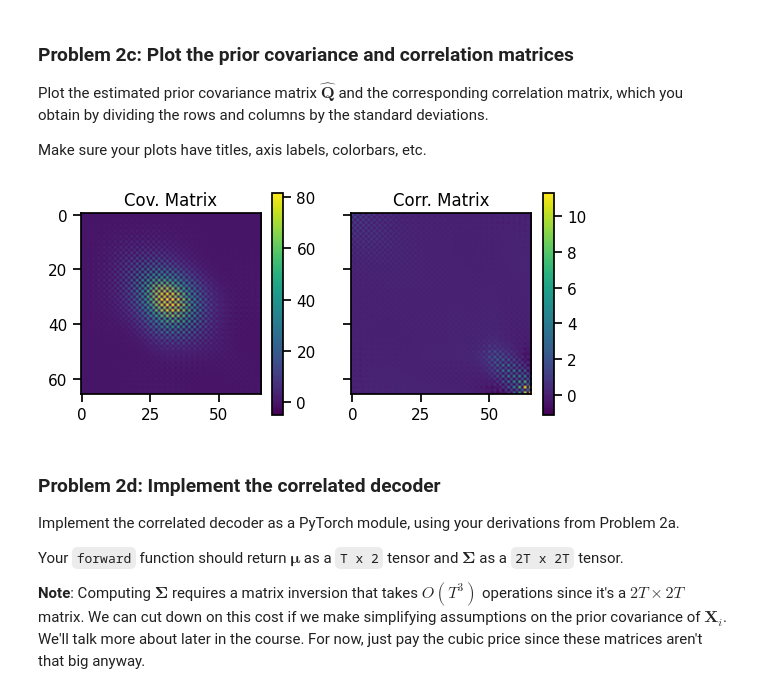
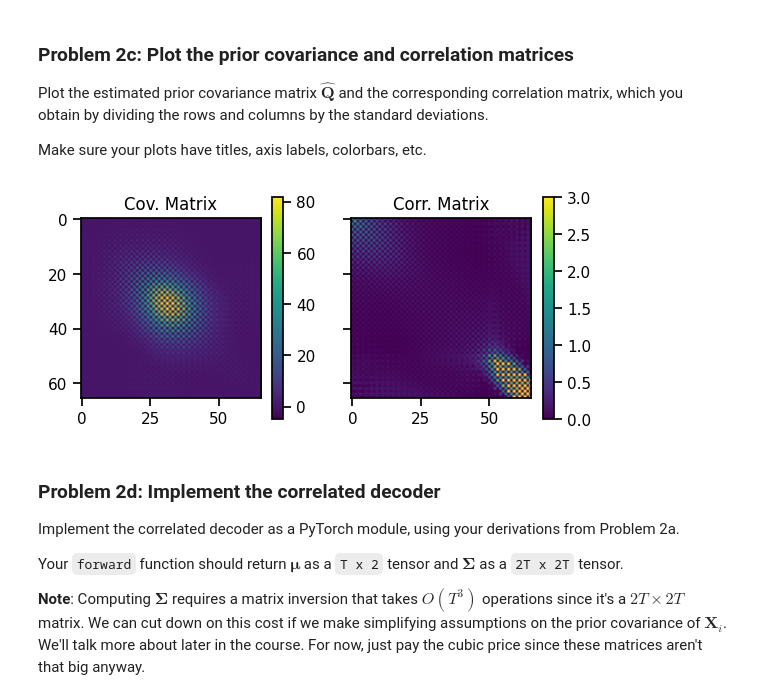
Before and after one commit to powellj24/nbio220, a Jupyter notebook: labs/05_decoding.ipynb, the cells around one changed output. Cells and saved outputs as stored; diff of their text form; code cells hidden in the pictures.

```diff
--- a/labs/05_decoding.ipynb
+++ b/labs/05_decoding.ipynb
@@ -734,30 +734,30 @@ Make sure your plots have titles, axis labels, colorbars, etc.
 # %%
 ##
 # YOUR CODE HERE
 ##
 
 fig, (ax1, ax2) = plt.subplots(1, 2, sharey = True)
 
 im1 = ax1.imshow(Q_hat)
 
 row_std = Q_hat.std(axis = 1, keepdims = True)
 Q_std = Q_hat / row_std
 
 col_std = Q_hat.std(axis = 0, keepdims=True)
 Q_std = Q_std / col_std
 
-im2 = ax2.imshow(Q_std)
+im2 = ax2.imshow(Q_std, vmin = 0, vmax = 3)
 
 ax1.set_title("Cov. Matrix")
 ax2.set_title("Corr. Matrix")
 
 fig.colorbar(im1, ax = ax1, shrink = 0.6)
 fig.colorbar(im2, ax = ax2, shrink = 0.6)
 
 
 plt.show()
 # %% [output]
-[figure, old version]
+[figure, new version]
 # %% [markdown]
 ### Problem 2d: Implement the correlated decoder
 
```
